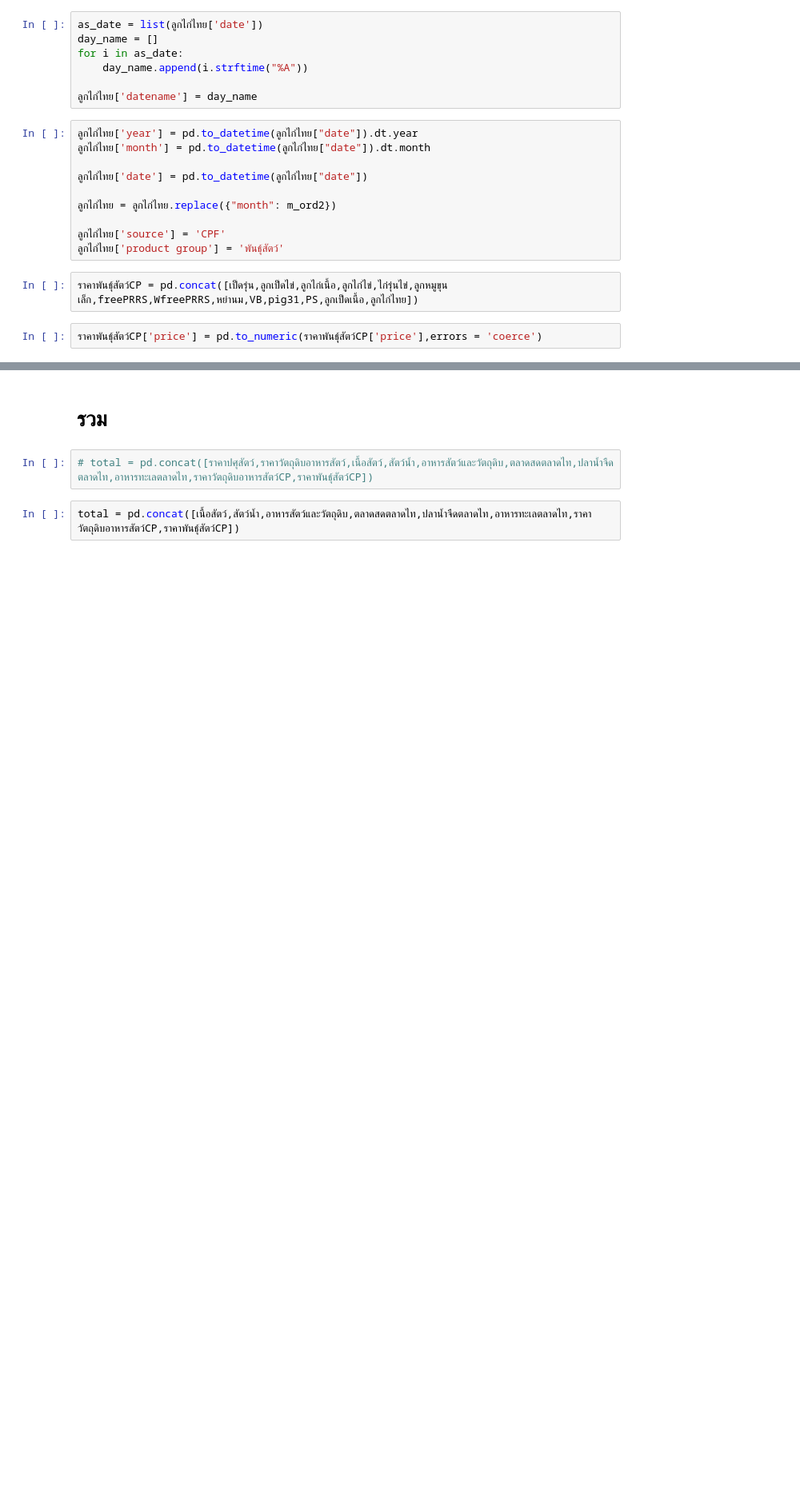
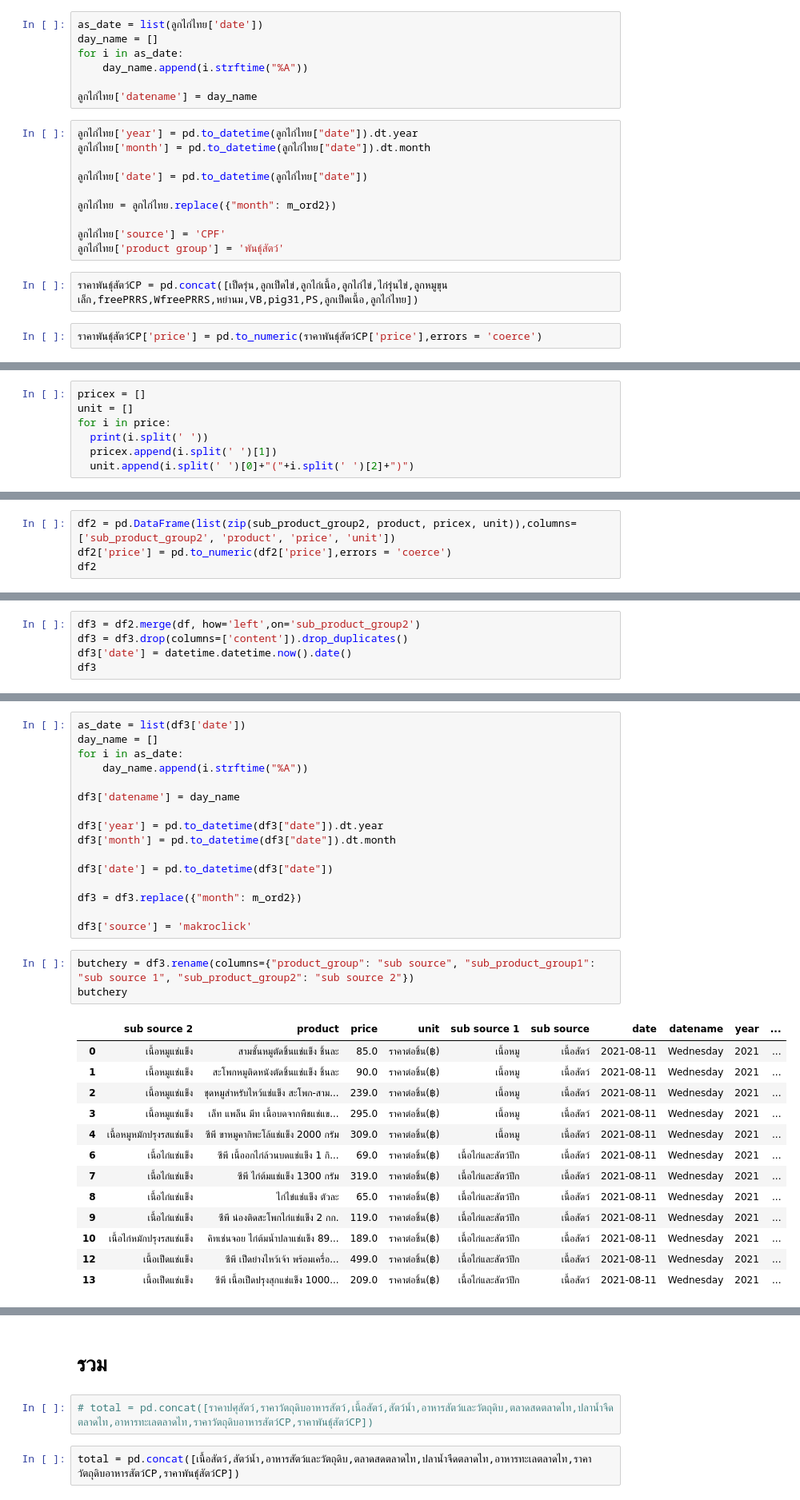
Before and after one commit to gvanathip/webscraping, a Jupyter notebook: publicdata_price.ipynb, the cells around one changed output, grey strips where cells are left out. Shown at 80% size. Drawn from its saved outputs; the diff is of its cells as text; blank space fills up the shorter version.

```diff
--- a/publicdata_price.ipynb
+++ b/publicdata_price.ipynb
@@ -2550,0 +2762,7 @@ for i in as_date:
+# %%
+pricex = []
+unit = []
+for i in price:
+  print(i.split(' '))
+  pricex.append(i.split(' ')[1])
+  unit.append(i.split(' ')[0]+"("+i.split(' ')[2]+")")
@@ -2550,0 +2784,4 @@ for i in as_date:
+# %%
+df2 = pd.DataFrame(list(zip(sub_product_group2, product, pricex, unit)),columns=['sub_product_group2', 'product', 'price', 'unit'])
+df2['price'] = pd.to_numeric(df2['price'],errors = 'coerce')
+df2
@@ -2550,0 +2804,5 @@ for i in as_date:
+# %%
+df3 = df2.merge(df, how='left',on='sub_product_group2')
+df3 = df3.drop(columns=['content']).drop_duplicates()
+df3['date'] = datetime.datetime.now().date()
+df3
@@ -2550,0 +2823,33 @@ for i in as_date:
+# %%
+as_date = list(df3['date'])
+day_name = []
+for i in as_date:
+    day_name.append(i.strftime("%A"))
+
+df3['datename'] = day_name
+
+df3['year'] = pd.to_datetime(df3["date"]).dt.year
+df3['month'] = pd.to_datetime(df3["date"]).dt.month
+
+df3['date'] = pd.to_datetime(df3["date"])
+
+df3 = df3.replace({"month": m_ord2})
+
+df3['source'] = 'makroclick'
+# %%
+butchery = df3.rename(columns={"product_group": "sub source", "sub_product_group1": "sub source 1", "sub_product_group2": "sub source 2"})
+butchery
+# %% [output]
+|  | sub source 2 | product | price | unit | sub source 1 | sub source | date | datename | year | ... |
+| 0 | เนื้อหมูแช่แข็ง | สามชั้นหมูตัดชิ้นแช่แข็ง ชิ้นละ | 85.0 | ราคาต่อชิ้น(฿) | เนื้อหมู | เนื้อสัตว์ | 2021-08-11 | Wednesday | 2021 | ... |
+| 1 | เนื้อหมูแช่แข็ง | สะโพกหมูติดหนังตัดชิ้นแช่แข็ง ชิ้นละ | 90.0 | ราคาต่อชิ้น(฿) | เนื้อหมู | เนื้อสัตว์ | 2021-08-11 | Wednesday | 2021 | ... |
+| 2 | เนื้อหมูแช่แข็ง | ชุดหมูสำหรับไหว้แช่แข็ง สะโพก-สาม... | 239.0 | ราคาต่อชิ้น(฿) | เนื้อหมู | เนื้อสัตว์ | 2021-08-11 | Wednesday | 2021 | ... |
+| 3 | เนื้อหมูแช่แข็ง | เล็ท แพล็น มีท เนื้อบดจากพืชแช่แข... | 295.0 | ราคาต่อชิ้น(฿) | เนื้อหมู | เนื้อสัตว์ | 2021-08-11 | Wednesday | 2021 | ... |
+| 4 | เนื้อหมูหมักปรุงรสแช่แข็ง | ซีพี ขาหมูคากิพะโล้แช่แข็ง 2000 กรัม | 309.0 | ราคาต่อชิ้น(฿) | เนื้อหมู | เนื้อสัตว์ | 2021-08-11 | Wednesday | 2021 | ... |
+| 6 | เนื้อไก่แช่แข็ง | ซีพี เนื้ออกไก่ล้วนบดแช่แข็ง 1 กิ... | 69.0 | ราคาต่อชิ้น(฿) | เนื้อไก่และสัตว์ปีก | เนื้อสัตว์ | 2021-08-11 | Wednesday | 2021 | ... |
+| 7 | เนื้อไก่แช่แข็ง | ซีพี ไก่ต้มแช่แข็ง 1300 กรัม | 319.0 | ราคาต่อชิ้น(฿) | เนื้อไก่และสัตว์ปีก | เนื้อสัตว์ | 2021-08-11 | Wednesday | 2021 | ... |
+| 8 | เนื้อไก่แช่แข็ง | ไก่ไข่แช่แข็ง ตัวละ | 65.0 | ราคาต่อชิ้น(฿) | เนื้อไก่และสัตว์ปีก | เนื้อสัตว์ | 2021-08-11 | Wednesday | 2021 | ... |
+| 9 | เนื้อไก่แช่แข็ง | ซีพี น่องติดสะโพกไก่แช่แข็ง 2 กก. | 119.0 | ราคาต่อชิ้น(฿) | เนื้อไก่และสัตว์ปีก | เนื้อสัตว์ | 2021-08-11 | Wednesday | 2021 | ... |
+| 10 | เนื้อไก่หมักปรุงรสแช่แข็ง | คิทเช่นจอย ไก่ต้มน้ำปลาแช่แข็ง 89... | 189.0 | ราคาต่อชิ้น(฿) | เนื้อไก่และสัตว์ปีก | เนื้อสัตว์ | 2021-08-11 | Wednesday | 2021 | ... |
+| 12 | เนื้อเป็ดแช่แข็ง | ซีพี เป็ดย่างไหว้เจ้า พร้อมเครื่อ... | 499.0 | ราคาต่อชิ้น(฿) | เนื้อไก่และสัตว์ปีก | เนื้อสัตว์ | 2021-08-11 | Wednesday | 2021 | ... |
+| 13 | เนื้อเป็ดแช่แข็ง | ซีพี เนื้อเป็ดปรุงสุกแช่แข็ง 1000... | 209.0 | ราคาต่อชิ้น(฿) | เนื้อไก่และสัตว์ปีก | เนื้อสัตว์ | 2021-08-11 | Wednesday | 2021 | ... |
```
Also changed, not shown: parts of 171 cells of this notebook.
